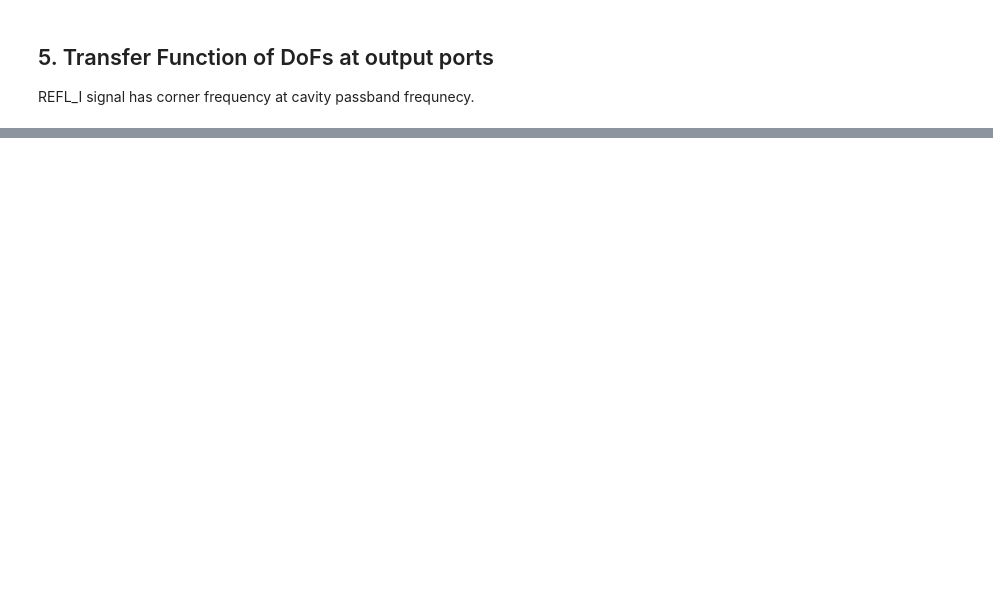
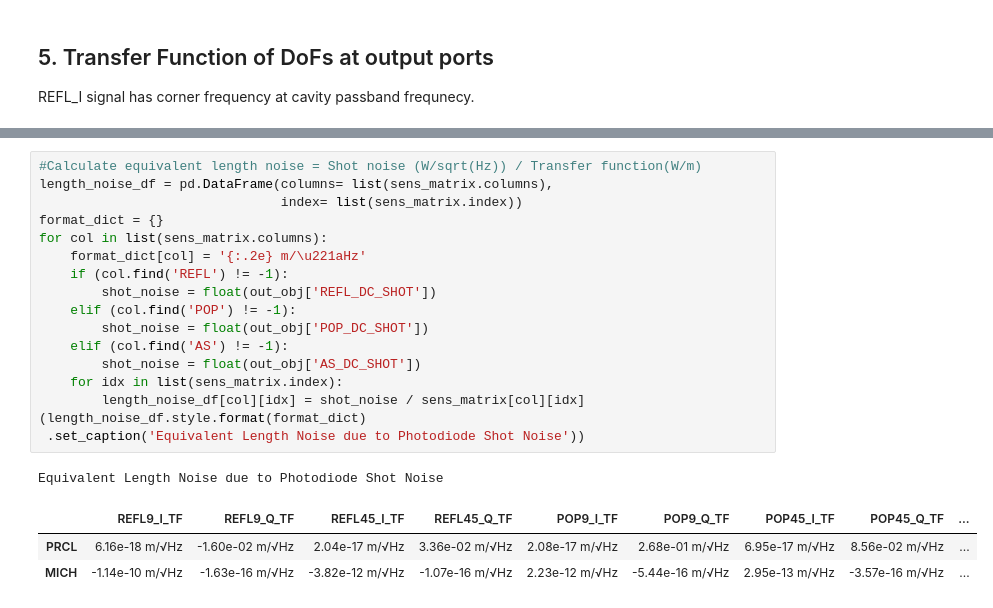
Before and after one commit to sivanandareddy/my_finesse_exercises, a Jupyter notebook: PRMI_IFO_params.ipynb, the cells around one changed output, grey strips where cells are left out. Drawn from its saved outputs; the diff is of its cells as text; blank space fills up the shorter version.

Commit message:
added shot noise and sensitivity curves

```diff
--- a/PRMI_IFO_params.ipynb
+++ b/PRMI_IFO_params.ipynb
@@ -859,0 +763,22 @@ yaxis lin re:im
+# %%
+#Calculate equivalent length noise = Shot noise (W/sqrt(Hz)) / Transfer function(W/m)
+length_noise_df = pd.DataFrame(columns= list(sens_matrix.columns),
+                               index= list(sens_matrix.index))
+format_dict = {}
+for col in list(sens_matrix.columns):
+    format_dict[col] = '{:.2e} m/\u221aHz'
+    if (col.find('REFL') != -1):
+        shot_noise = float(out_obj['REFL_DC_SHOT'])
+    elif (col.find('POP') != -1):
+        shot_noise = float(out_obj['POP_DC_SHOT'])
+    elif (col.find('AS') != -1):
+        shot_noise = float(out_obj['AS_DC_SHOT'])
+    for idx in list(sens_matrix.index):
+        length_noise_df[col][idx] = shot_noise / sens_matrix[col][idx]
+(length_noise_df.style.format(format_dict)
+ .set_caption('Equivalent Length Noise due to Photodiode Shot Noise'))
+# %% [output]
+Equivalent Length Noise due to Photodiode Shot Noise
+|  | REFL9_I_TF | REFL9_Q_TF | REFL45_I_TF | REFL45_Q_TF | POP9_I_TF | POP9_Q_TF | POP45_I_TF | POP45_Q_TF | ... |
+| PRCL | 6.16e-18 m/√Hz | -1.60e-02 m/√Hz | 2.04e-17 m/√Hz | 3.36e-02 m/√Hz | 2.08e-17 m/√Hz | 2.68e-01 m/√Hz | 6.95e-17 m/√Hz | 8.56e-02 m/√Hz | ... |
+| MICH | -1.14e-10 m/√Hz | -1.63e-16 m/√Hz | -3.82e-12 m/√Hz | -1.07e-16 m/√Hz | 2.23e-12 m/√Hz | -5.44e-16 m/√Hz | 2.95e-13 m/√Hz | -3.57e-16 m/√Hz | ... |
```
Also changed, not shown: parts of 27 cells of this notebook.
